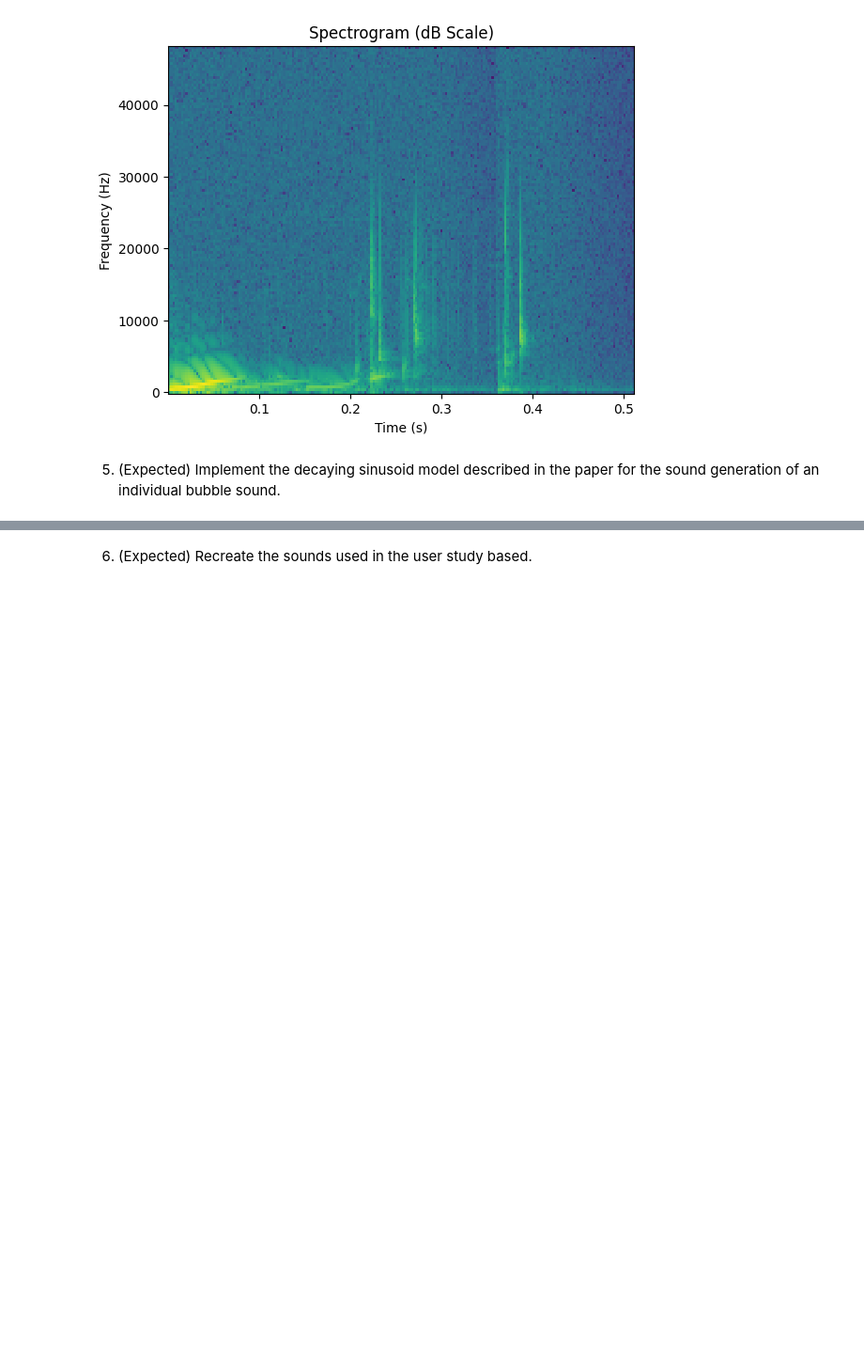
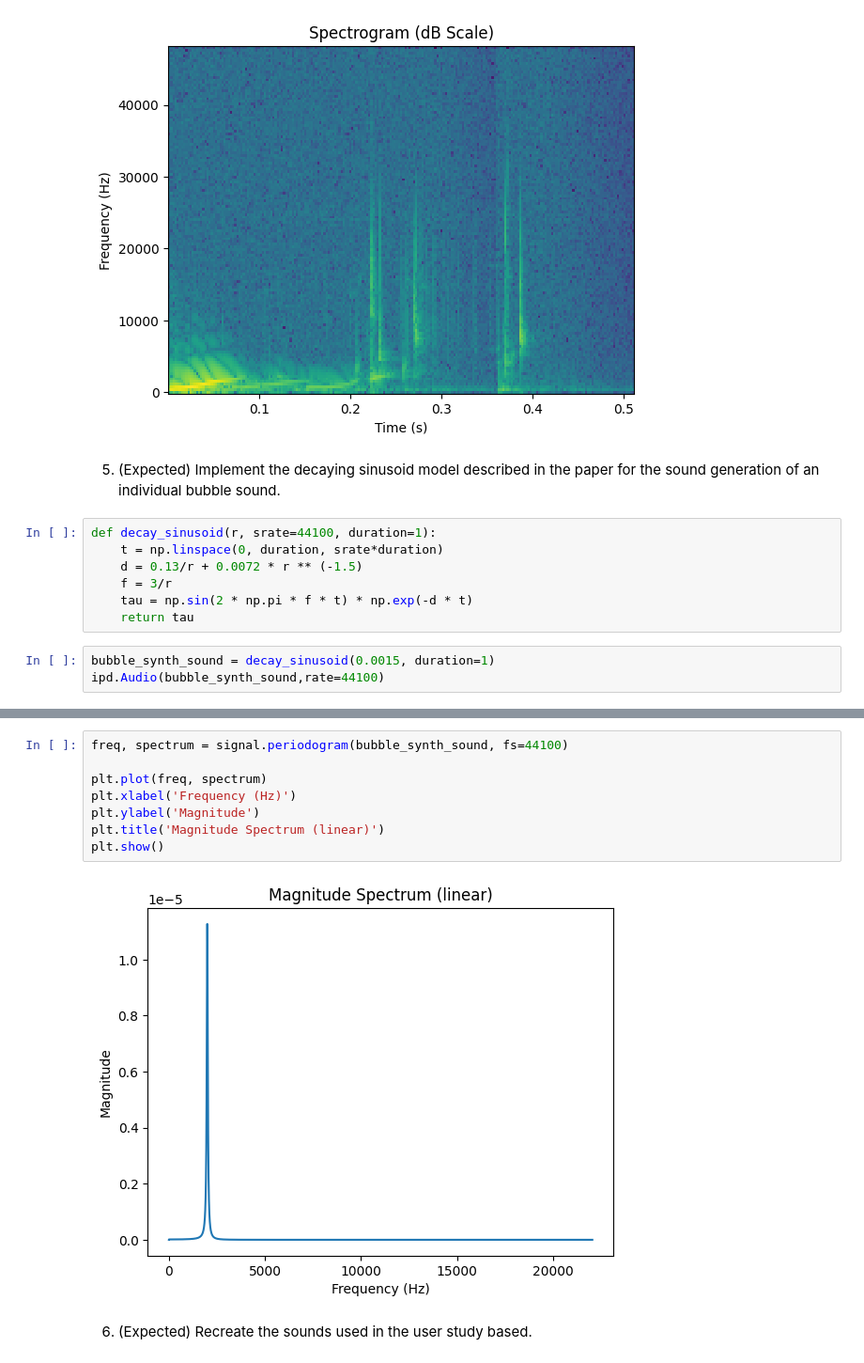
Before and after one commit to iamvickynguyen/CSC484D-Synthesizer, a Jupyter notebook: A4/A4.ipynb, the cells around one changed output, grey strips where cells are left out. Shown: that part at 94% size. Cells and saved outputs as stored; diff of their text form; blank space fills up the shorter version.

```diff
--- a/A4/A4.ipynb
+++ b/A4/A4.ipynb
@@ -99,3 +101,13 @@ plt.show()
 [figure]
 # %% [markdown]
 5. (Expected) Implement the decaying sinusoid model described in the paper for the sound generation of an individual bubble sound.
+# %%
+def decay_sinusoid(r, srate=44100, duration=1):
+    t = np.linspace(0, duration, srate*duration)
+    d = 0.13/r + 0.0072 * r ** (-1.5)
+    f = 3/r
+    tau = np.sin(2 * np.pi * f * t) * np.exp(-d * t)
+    return tau
+# %%
+bubble_synth_sound = decay_sinusoid(0.0015, duration=1)
+ipd.Audio(bubble_synth_sound,rate=44100)
@@ -102,3 +116,13 @@ plt.show()
+# %%
+freq, spectrum = signal.periodogram(bubble_synth_sound, fs=44100)
+
+plt.plot(freq, spectrum)
+plt.xlabel('Frequency (Hz)')
+plt.ylabel('Magnitude')
+plt.title('Magnitude Spectrum (linear)')
+plt.show()
+# %% [output]
+[figure, added]
 # %% [markdown]
 6. (Expected) Recreate the sounds used in the user study based.
 # %% [markdown]
```
Also changed, not shown: parts of 3 cells of this notebook.
